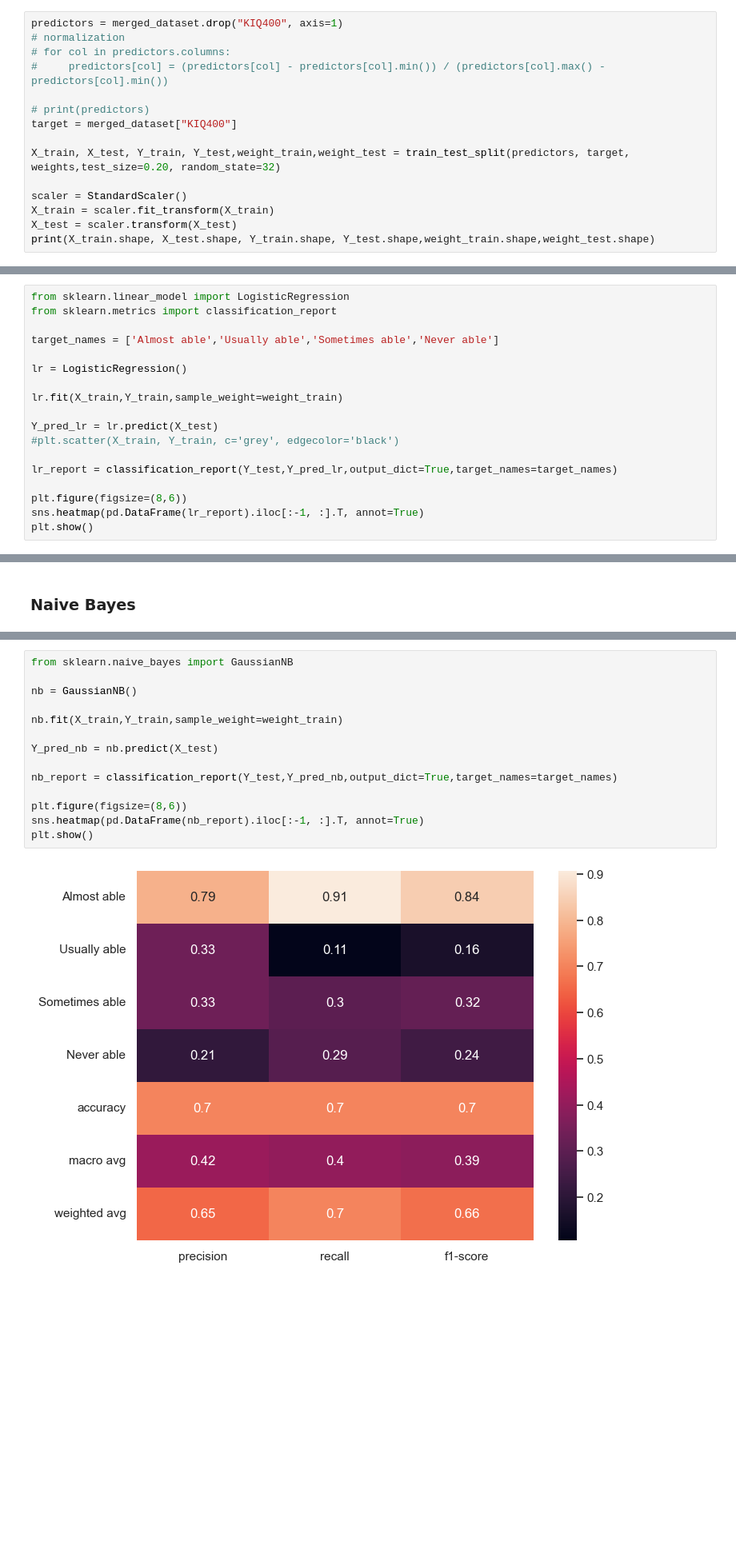
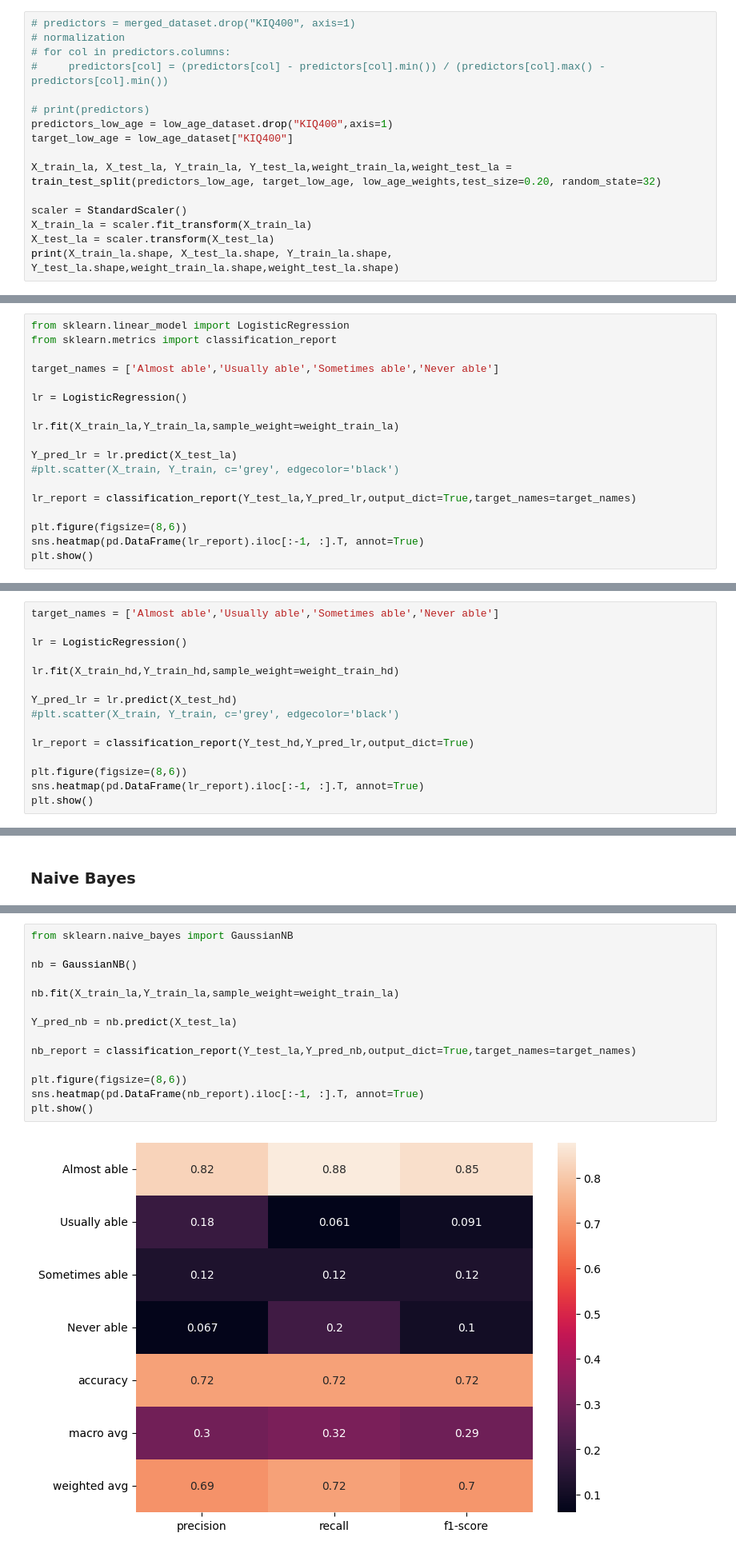
Before and after one commit to FuminoonimuF/nhanes, a Jupyter notebook: Analysis about ED.ipynb, the cells around one changed output, grey strips where cells are left out. Shown at 80% size. Cells and saved outputs as stored; diff of their text form; blank space fills up the shorter version.

Commit message:
mod: divided dataset based on age

```diff
--- a/Analysis about ED.ipynb
+++ b/Analysis about ED.ipynb
@@ -100,16 +224,17 @@ plt.show()
 # %%
-predictors = merged_dataset.drop("KIQ400", axis=1)
+# predictors = merged_dataset.drop("KIQ400", axis=1)
 # normalization
 # for col in predictors.columns:
 #     predictors[col] = (predictors[col] - predictors[col].min()) / (predictors[col].max() - predictors[col].min())
 
 # print(predictors)
-target = merged_dataset["KIQ400"]
+predictors_low_age = low_age_dataset.drop("KIQ400",axis=1)
+target_low_age = low_age_dataset["KIQ400"]
 
-X_train, X_test, Y_train, Y_test,weight_train,weight_test = train_test_split(predictors, target, weights,test_size=0.20, random_state=32)
+X_train_la, X_test_la, Y_train_la, Y_test_la,weight_train_la,weight_test_la = train_test_split(predictors_low_age, target_low_age, low_age_weights,test_size=0.20, random_state=32)
 
 scaler = StandardScaler()
-X_train = scaler.fit_transform(X_train)
-X_test = scaler.transform(X_test)
-print(X_train.shape, X_test.shape, Y_train.shape, Y_test.shape,weight_train.shape,weight_test.shape)
+X_train_la = scaler.fit_transform(X_train_la)
+X_test_la = scaler.transform(X_test_la)
+print(X_train_la.shape, X_test_la.shape, Y_train_la.shape, Y_test_la.shape,weight_train_la.shape,weight_test_la.shape)
 # %% [output]
@@ -126,12 +281,12 @@ target_names = ['Almost able','Usually able','Sometimes able','Never able']
 
 lr = LogisticRegression()
 
-lr.fit(X_train,Y_train,sample_weight=weight_train)
+lr.fit(X_train_la,Y_train_la,sample_weight=weight_train_la)
 
-Y_pred_lr = lr.predict(X_test)
+Y_pred_lr = lr.predict(X_test_la)
 #plt.scatter(X_train, Y_train, c='grey', edgecolor='black')
 
-lr_report = classification_report(Y_test,Y_pred_lr,output_dict=True,target_names=target_names)
+lr_report = classification_report(Y_test_la,Y_pred_lr,output_dict=True,target_names=target_names)
 
 plt.figure(figsize=(8,6))
 sns.heatmap(pd.DataFrame(lr_report).iloc[:-1, :].T, annot=True)
@@ -150,0 +337,15 @@ The accuracy score achieved using Logistic Regression is: 72.79 %
+# %%
+target_names = ['Almost able','Usually able','Sometimes able','Never able']
+
+lr = LogisticRegression()
+
+lr.fit(X_train_hd,Y_train_hd,sample_weight=weight_train_hd)
+
+Y_pred_lr = lr.predict(X_test_hd)
+#plt.scatter(X_train, Y_train, c='grey', edgecolor='black')
+
+lr_report = classification_report(Y_test_hd,Y_pred_lr,output_dict=True)
+
+plt.figure(figsize=(8,6))
+sns.heatmap(pd.DataFrame(lr_report).iloc[:-1, :].T, annot=True)
+plt.show()
@@ -153,19 +368,19 @@ The accuracy score achieved using Logistic Regression is: 72.79 %
 # %%
 from sklearn.naive_bayes import GaussianNB
 
 nb = GaussianNB()
 
-nb.fit(X_train,Y_train,sample_weight=weight_train)
+nb.fit(X_train_la,Y_train_la,sample_weight=weight_train_la)
 
-Y_pred_nb = nb.predict(X_test)
+Y_pred_nb = nb.predict(X_test_la)
 
-nb_report = classification_report(Y_test,Y_pred_nb,output_dict=True,target_names=target_names)
+nb_report = classification_report(Y_test_la,Y_pred_nb,output_dict=True,target_names=target_names)
 
 plt.figure(figsize=(8,6))
 sns.heatmap(pd.DataFrame(nb_report).iloc[:-1, :].T, annot=True)
 plt.show()
 # %% [output]
-[figure, old version]
+[figure, new version]
 # %%
 Y_pred_nb.shape
 # %% [output]
```
Also changed, not shown: parts of 97 cells of this notebook, 2 other files.
